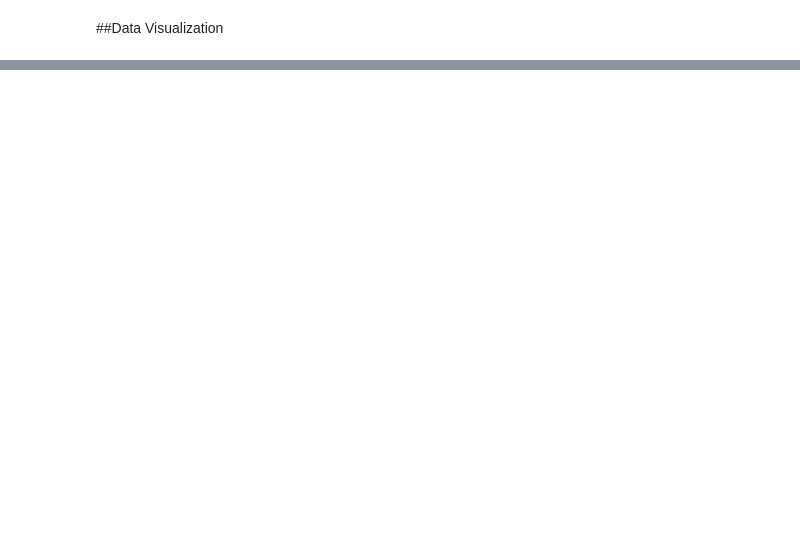
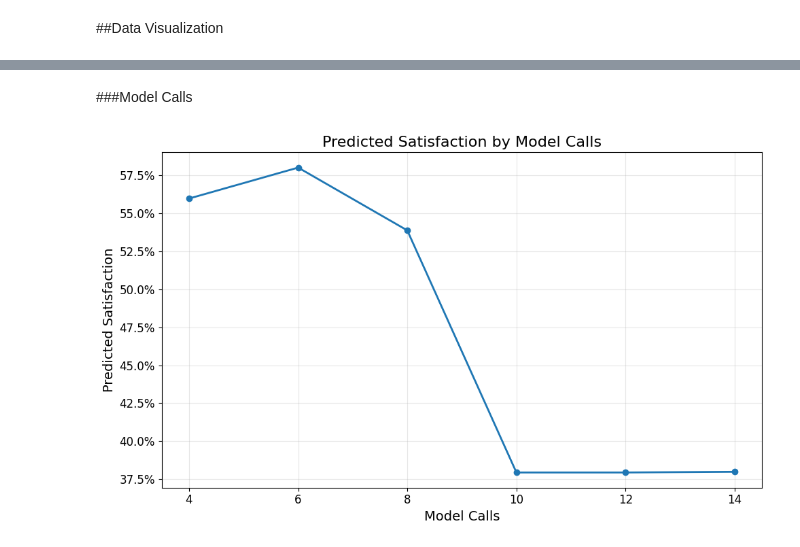
Before and after one commit to stephanie465337/Data-Science-Portfolio-C21, a Jupyter notebook: Projects/Capstone/chat_metrics_Pass_6.ipynb, the cells around one changed output, grey strips where cells are left out. Cells and saved outputs as stored; diff of their text form; code cells hidden in the pictures; blank space fills up the shorter version.

```diff
--- a/Projects/Capstone/chat_metrics_Pass_6.ipynb
+++ b/Projects/Capstone/chat_metrics_Pass_6.ipynb
@@ -114,0 +253,37 @@ plt.show()
+# %% [markdown]
+###Model Calls
+# %%
+plt.figure(figsize=(10, 6))
+
+plt.plot(
+    model_call_results['Model Calls'],
+    model_call_results['Predicted Satisfaction'],
+    marker='o',
+    linewidth=2
+)
+
+plt.xlabel('Model Calls', fontsize=14)
+plt.ylabel('Predicted Satisfaction', fontsize=14)
+plt.title('Predicted Satisfaction by Model Calls', fontsize=16)
+
+# Format y-axis as percentages
+plt.gca().yaxis.set_major_formatter(mtick.PercentFormatter(1.0))
+
+# Make tick labels larger
+plt.xticks(fontsize=12)
+plt.yticks(fontsize=12)
+
+plt.grid(alpha=0.3)
+
+plt.tight_layout()
+
+# Save for presentation
+plt.savefig(
+    'model_calls_optimization.png',
+    dpi=300,
+    bbox_inches='tight'
+)
+
+plt.show()
+# %% [output]
+[figure, added]
```
Also changed, not shown: parts of 15 cells of this notebook.
